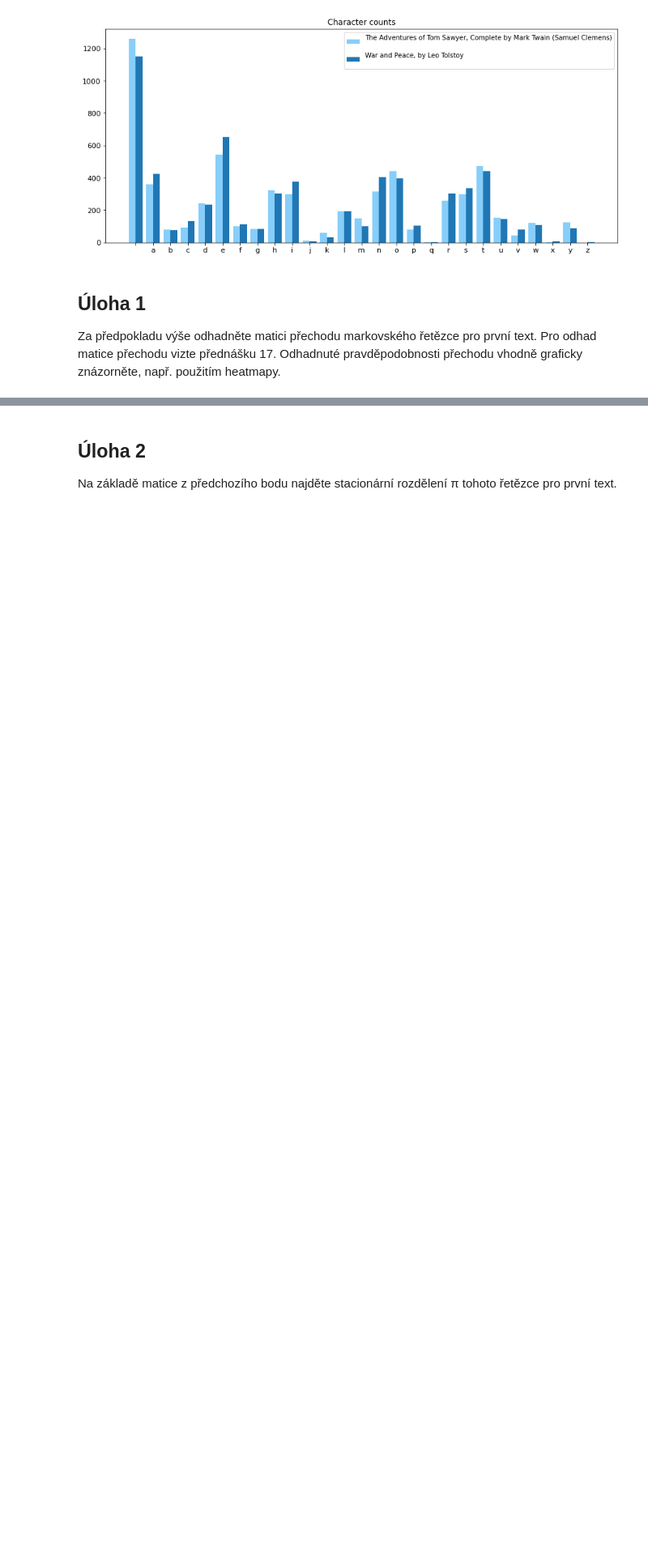
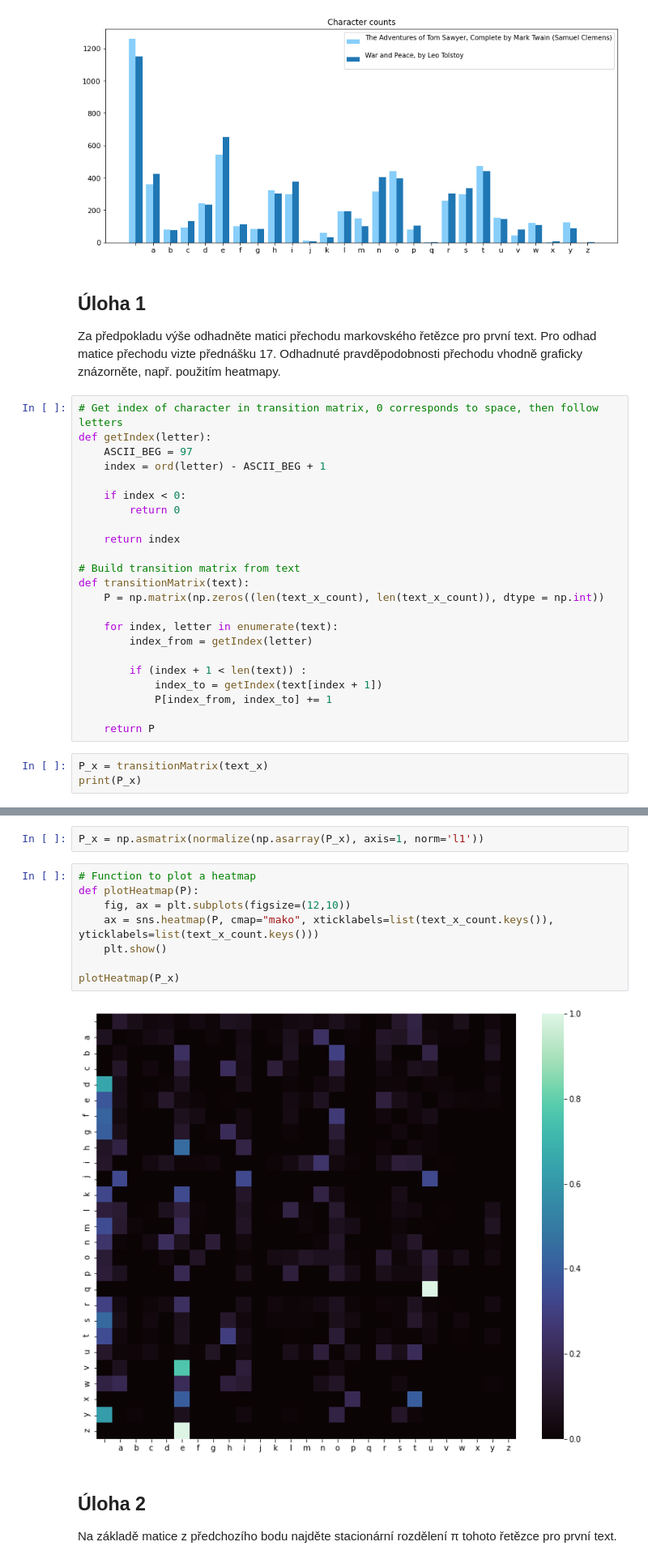
Before and after one commit to kalouskova/VSM_Z3, a Jupyter notebook: VSM_3.ipynb, the cells around one changed output, grey strips where cells are left out. Shown at 81% size. Cells and saved outputs as stored; diff of their text form; blank space fills up the shorter version.

```diff
--- a/VSM_3.ipynb
+++ b/VSM_3.ipynb
@@ -59,3 +59,29 @@ plotGraph(text_x_count, text_y_count, 'Character counts')
 # %% [markdown]
 ## Úloha 1
 Za předpokladu výše odhadněte matici přechodu markovského řetězce pro první text. Pro odhad matice přechodu vizte přednášku 17. Odhadnuté pravděpodobnosti přechodu vhodně graficky znázorněte, např. použitím heatmapy.
+# %%
+# Get index of character in transition matrix, 0 corresponds to space, then follow letters
+def getIndex(letter):
+    ASCII_BEG = 97
+    index = ord(letter) - ASCII_BEG + 1
+
+    if index < 0:
+        return 0
+
+    return index
+
+# Build transition matrix from text
+def transitionMatrix(text):
+    P = np.matrix(np.zeros((len(text_x_count), len(text_x_count)), dtype = np.int))
+
+    for index, letter in enumerate(text):
+        index_from = getIndex(letter)
+
+        if (index + 1 < len(text)) :
+            index_to = getIndex(text[index + 1])
+            P[index_from, index_to] += 1
+
+    return P
+# %%
+P_x = transitionMatrix(text_x)
+print(P_x)
@@ -62,3 +106,15 @@ Za předpokladu výše odhadněte matici přechodu markovského řetězce pro pr
+# %%
+P_x = np.asmatrix(normalize(np.asarray(P_x), axis=1, norm='l1'))
+# %%
+# Function to plot a heatmap
+def plotHeatmap(P):
+    fig, ax = plt.subplots(figsize=(12,10))
+    ax = sns.heatmap(P, cmap="mako", xticklabels=list(text_x_count.keys()), yticklabels=list(text_x_count.keys()))
+    plt.show()
+
+plotHeatmap(P_x)
+# %% [output]
+[figure, added]
 # %% [markdown]
 ## Úloha 2
 Na základě matice z předchozího bodu najděte stacionární rozdělení
```
Also changed, not shown: parts of 21 cells of this notebook.
